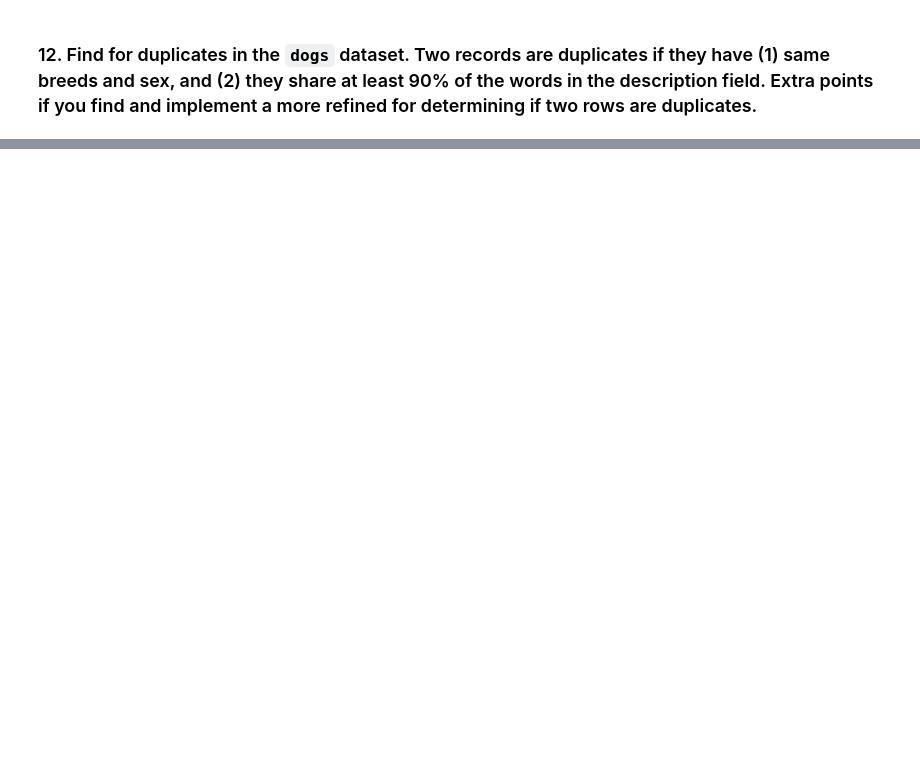
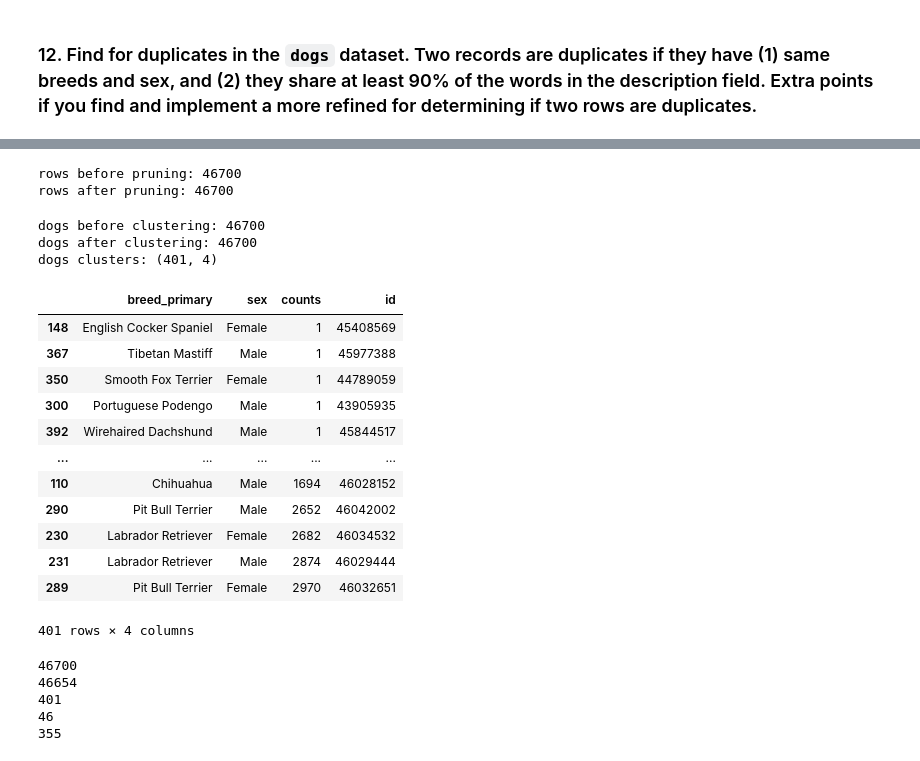
Before and after one commit to AScarcella3/simo_tone_foundations_CS, a Jupyter notebook: project-2022.ipynb, the cells around one changed output, grey strips where cells are left out. Saved outputs shown, nothing was run; the diff lists cells and outputs as text; code cells hidden in the pictures; blank space fills up the shorter version.

```diff
--- a/project-2022.ipynb
+++ b/project-2022.ipynb
@@ -295,5 +671,7 @@ print(f'remain {len(dogs_12)} on {descripted_dogs.shape[0]} dogs')
 # %%
+#4th step: cleaning the description and removing the stopwords
 # filtra il dataframe per escludere i record con valori NaN nella colonna 'description'
+dogs_12 = descripted_dogs
 dogs_12['lemm_description'] = dogs_12.description.str.lower().str.replace('[^a-zA-Z0-9 \w+\.\w+@\w+\.\w \w+@\w+\.\w www.\w+\.\w]',' ', regex=True)
 dogs_12['lemm_description'] = dogs_12['lemm_description'].str.lower().str.replace('(\w)(\. )',r'\1 ', regex=True).str.strip('.')
 dogs_12['lemm_description'] = dogs_12['lemm_description'].apply(lambda x: ' '.join([lemmatizer.lemmatize(word) for word in x.split() if word not in stop]))
@@ -309,3 +687,6 @@ dogs_12 = dogs_12[dogs_12['cleaned_description'].notnull()]
 print(f'rows after pruning: {len(dogs_12)}')
 dogs_12['description_counter'] = dogs_12['cleaned_description'].apply(lambda x: dict(Counter(x.split())))
 dogs_12['description_dictionary'] = dogs_12['description_counter'].apply(lambda x: set(x.keys()))
+# %% [output]
+rows before pruning: 46700
+rows after pruning: 46700
@@ -327,2 +693,42 @@ dogs_clusters
+# %%
+#6th step: remove dog in cluster of size 1
+
+print(f'dogs before clustering: {dogs_12.shape[0]}')
+dogs_clusters = dogs_12.groupby(['breed_primary', 'sex']).aggregate({'breed_primary':'count','id':'first'}).rename(columns={'breed_primary':'counts'}).reset_index()
+print(f'dogs after clustering: {dogs_clusters.counts.sum()}')
+print(f'dogs clusters: {dogs_clusters.shape}')
+dogs_clusters.sort_values(by='counts')
+# %% [output]
+dogs before clustering: 46700
+dogs after clustering: 46700
+dogs clusters: (401, 4)
+|  | breed_primary | sex | counts | id |
+| 148 | English Cocker Spaniel | Female | 1 | 45408569 |
+| 367 | Tibetan Mastiff | Male | 1 | 45977388 |
+| 350 | Smooth Fox Terrier | Female | 1 | 44789059 |
+| 300 | Portuguese Podengo | Male | 1 | 43905935 |
+| 392 | Wirehaired Dachshund | Male | 1 | 45844517 |
+| ... | ... | ... | ... | ... |
+| 110 | Chihuahua | Male | 1694 | 46028152 |
+| 290 | Pit Bull Terrier | Male | 2652 | 46042002 |
+| 230 | Labrador Retriever | Female | 2682 | 46034532 |
+| 231 | Labrador Retriever | Male | 2874 | 46029444 |
+| 289 | Pit Bull Terrier | Female | 2970 | 46032651 |
+401 rows × 4 columns
+# %%
+print(len(dogs_12))
+alone_clusters = dogs_clusters['id'][dogs_clusters.counts==1]
+dogs_12= dogs_12[~dogs_12.id.isin(alone_clusters)]
+print(len(dogs_12))
+print(len(dogs_clusters))
+dogs_clusters = dogs_clusters[dogs_clusters.counts>1]
+print(len(alone_clusters))
+print(len(dogs_clusters))
+# %% [output]
+46700
+46654
+401
+46
+355
 # %%
 # crea una lista vuota per i duplicati
```
Also changed, not shown: parts of 40 cells of this notebook, 1 other file.
